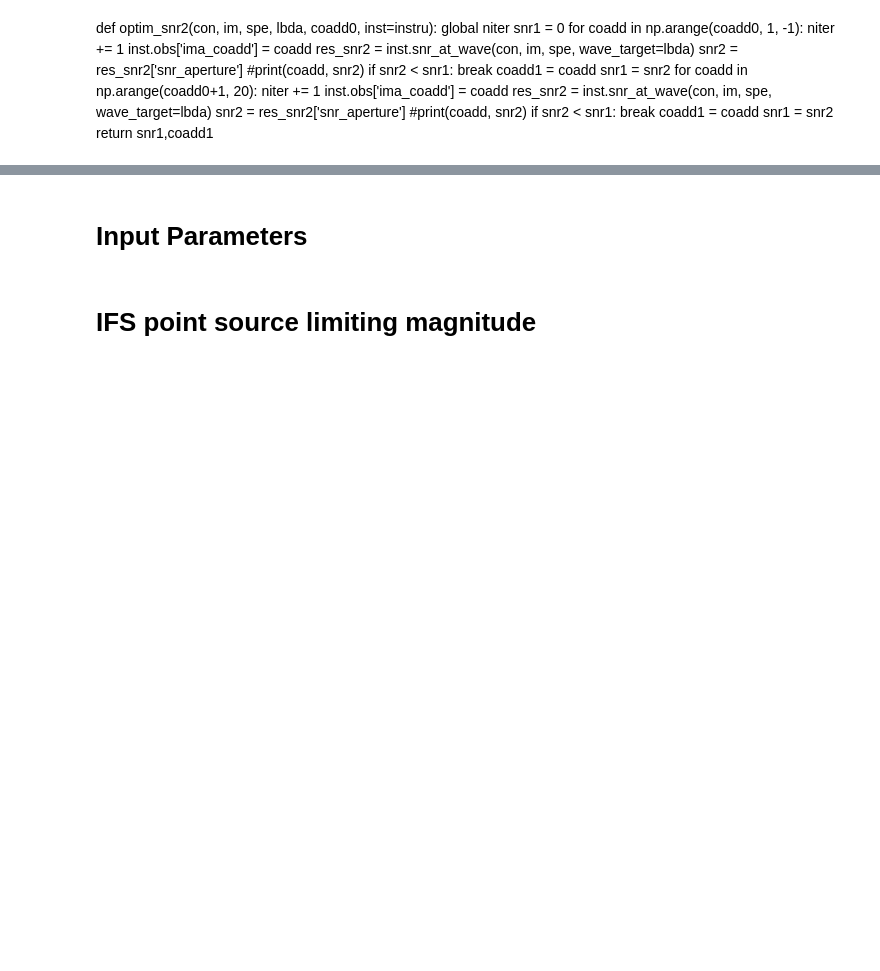
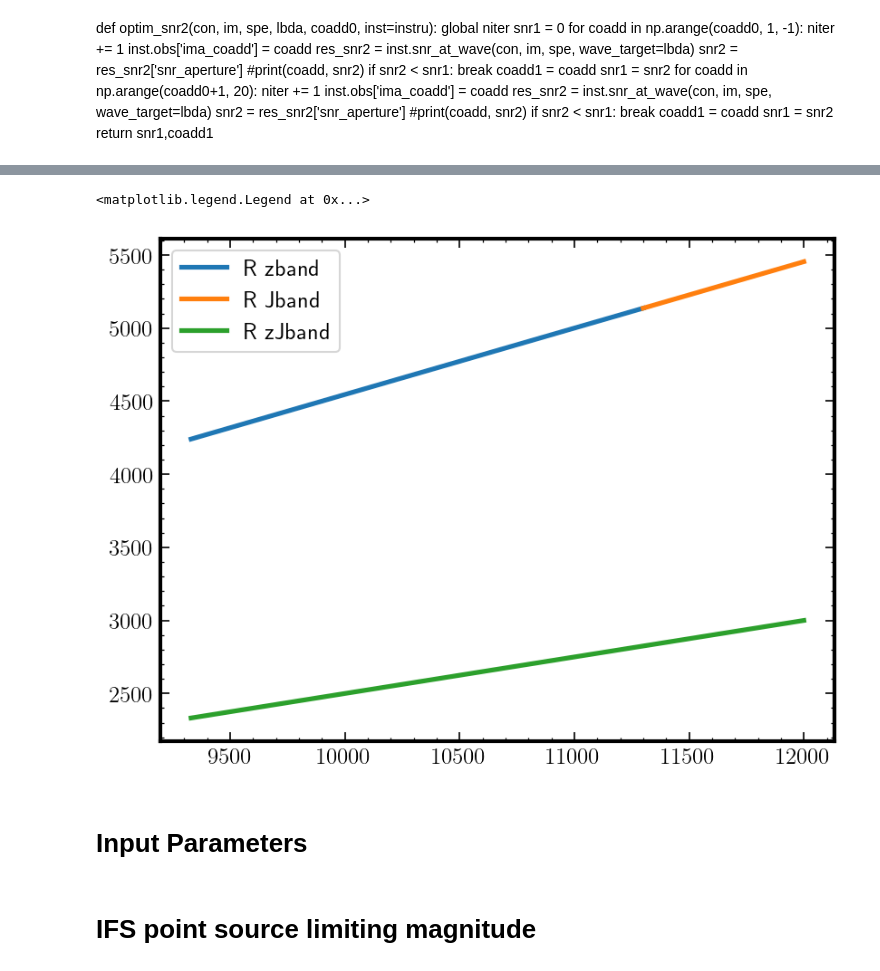
Before and after one commit to nfbouche/pyetc_iredmuse, a Jupyter notebook: notebooks/iredmuse_LimMag.ipynb, the cells around one changed output, grey strips where cells are left out. Cells and saved outputs as stored; diff of their text form; code cells hidden in the pictures; blank space fills up the shorter version.

```diff
--- a/notebooks/iredmuse_LimMag.ipynb
+++ b/notebooks/iredmuse_LimMag.ipynb
@@ -54,6 +56,17 @@ def get_specinfo(full_obs, inst=instru):
     dr = full_obs['COADD_WL']*ins['dlbda']
     l1,l2 = ins['lbda1'],ins['lbda2']
     return dr,lsf,l1,l2,dl,ins
+# %%
+def lsf_resolution(wavelength_AA, ins=instru) -> float:
+    """
+    wavelength_AA : float | nd.array
+    return the spectral resolution R = lambda / delta_lambda of the LSF at a given wavelength in Angstrom
+    """
+
+    lstep_AA = ins['dlbda']
+    fwhm_AA = ins['lsfpix'] * lstep_AA
+
+    return wavelength_AA / float(fwhm_AA)
 # %% [markdown]
 def optim_snr2(con, im, spe, lbda, coadd0, inst=instru):
     global niter
@@ -81,0 +97,13 @@ def optim_snr2(con, im, spe, lbda, coadd0, inst=instru):
+# %%
+for ch in ifs_channels:
+    ins=instru.ifs[ch]
+    lstep_AA = ins['instrans'].get_step()
+    fwhm_AA = ins['lsfpix'] * lstep_AA
+
+
+    lmin,lmax=ins['lbda1'],ins['lbda2']
+    lmean=(lmin+lmax)/2.0
+    lstep_kms=lstep_AA/lmean*3e5
+    fwhm_kms=fwhm_AA/lmean*3e5
+
+    print("LSF Channel {} \n  step={:0.1f}AA ={:.0f}km/s \n  FWHM={:.2f}AA ={:.0f}km/s".format(ch,lstep_AA,lstep_kms,fwhm_AA,fwhm_kms))
@@ -82,3 +120,13 @@ def optim_snr2(con, im, spe, lbda, coadd0, inst=instru):
+# %%
+for ch in ifs_channels:
+    ins=instru.ifs[ch]
+    wave=ins['instrans'].wave.coord()
+    R=lsf_resolution(wave, ins)
+    plt.plot(wave,R,label='R {}'.format(ch))
+plt.legend()
+# %% [output]
+<matplotlib.legend.Legend at 0x...>
+[figure, added]
 # %% [markdown]
 # Input Parameters
 # %%
```
Also changed, not shown: parts of 10 cells of this notebook.
